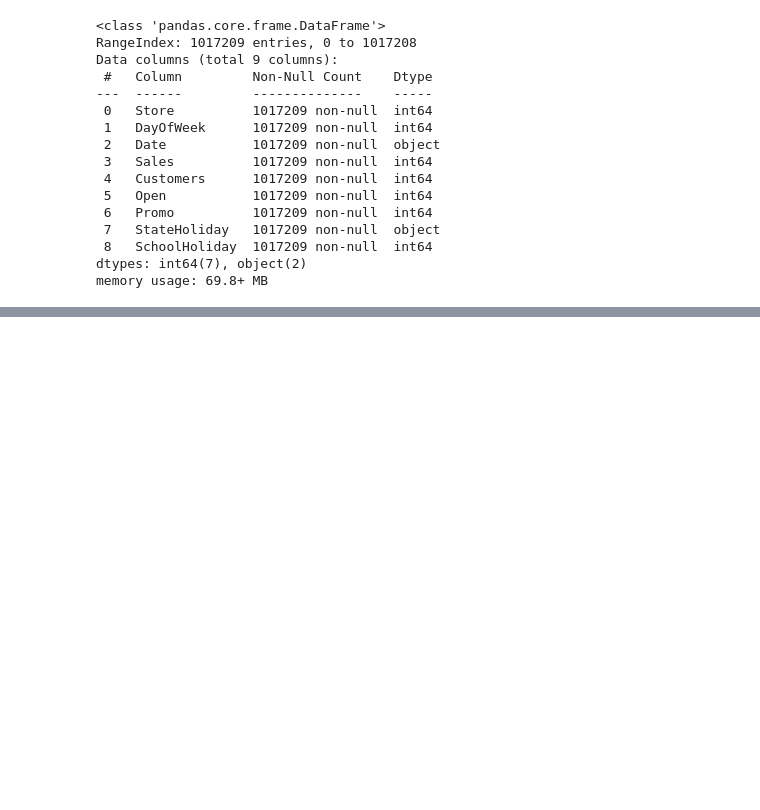
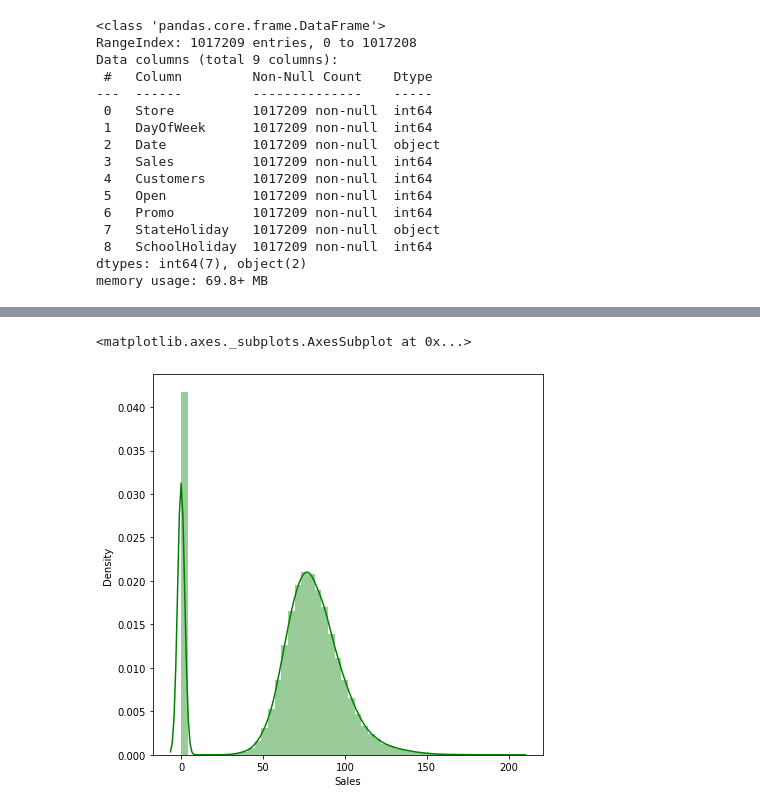
Before and after one commit to GauravBFG10K/Retail_Sales_Regression-Analysis, a Jupyter notebook: Rossmann_Sales_Prediction_Regression_Gaurav_Tiwari.ipynb, the cells around one changed output, grey strips where cells are left out. Drawn from its saved outputs; the diff is of its cells as text; code cells hidden in the pictures; blank space fills up the shorter version.

```diff
--- a/Rossmann_Sales_Prediction_Regression_Gaurav_Tiwari.ipynb
+++ b/Rossmann_Sales_Prediction_Regression_Gaurav_Tiwari.ipynb
@@ -94,0 +126,7 @@ memory usage: 69.8+ MB
+# %%
+# Dependent variable 'Sales'
+plt.figure(figsize=(7,7))
+sns.distplot(np.sqrt(df['Sales']),color="g")
+# %% [output]
+<matplotlib.axes._subplots.AxesSubplot at 0x...>
+[figure, added]
```
Also changed, not shown: parts of 15 cells of this notebook.
